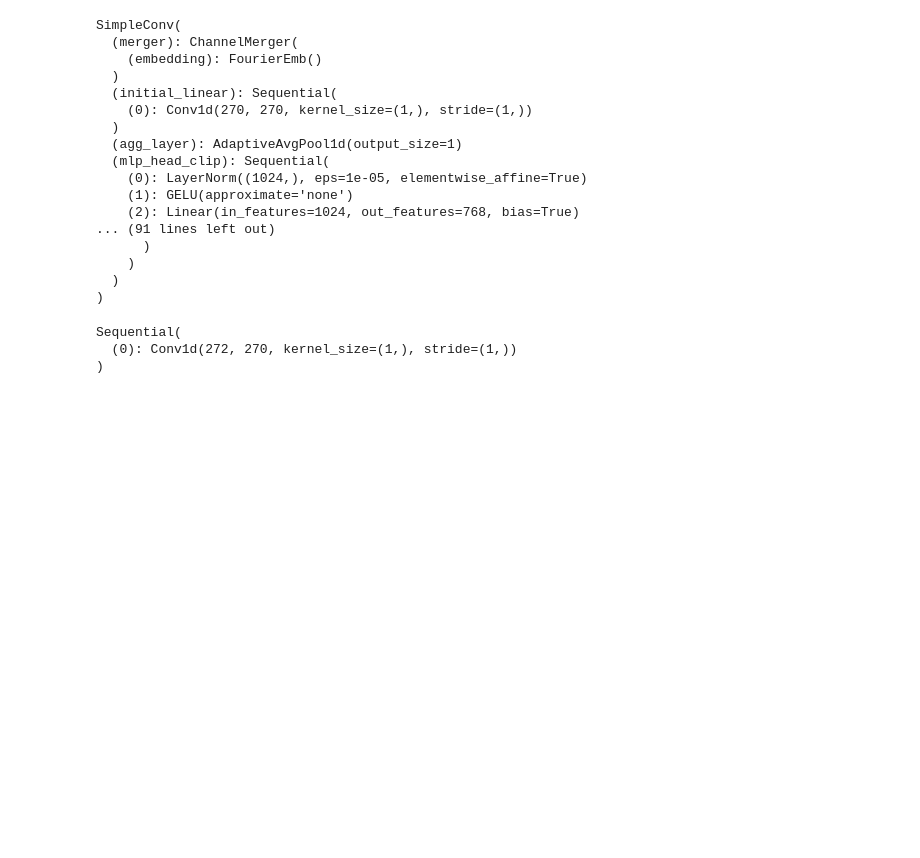
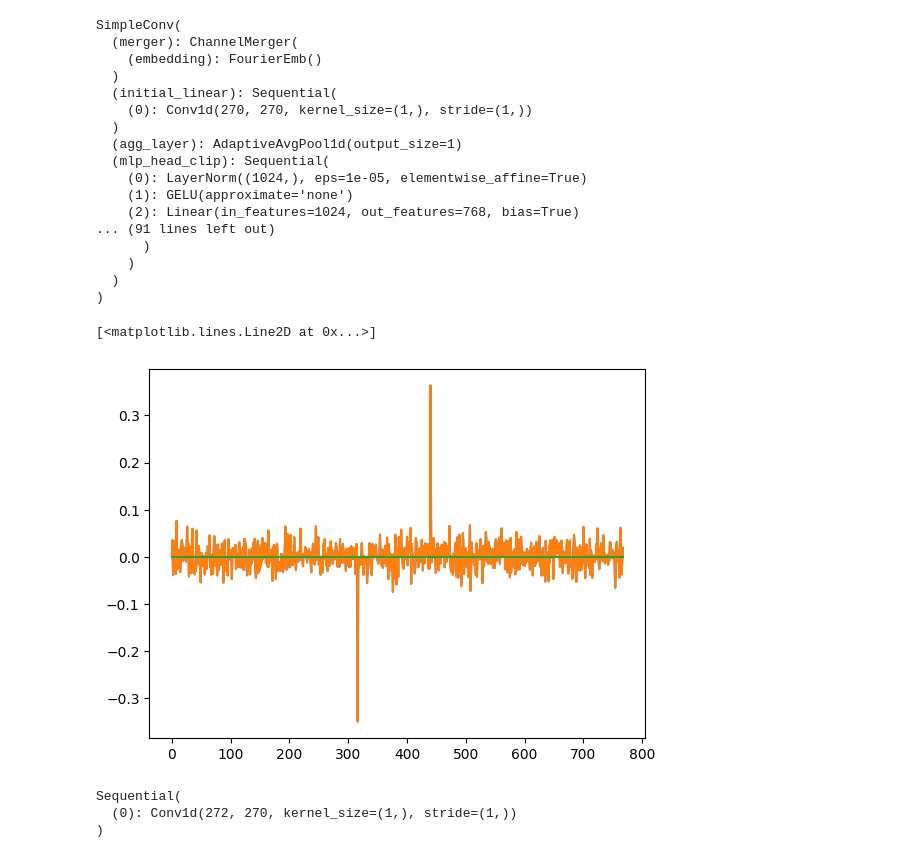
Before and after one commit to desa-lab/EEG-Image-Reconstruction, a Jupyter notebook: test_brain_module.ipynb, the cells around one changed output. Drawn from its saved outputs; the diff is of its cells as text; code cells hidden in the pictures; blank space fills up the shorter version.

```diff
--- a/test_brain_module.ipynb
+++ b/test_brain_module.ipynb
@@ -102,6 +230,14 @@ SimpleConv(
     )
   )
 )
+# %%
+plt.plot(data_array[0][0])
+plt.plot(data_array[0][1])
+plt.plot(data_array[52][0] - data_array[900][0])
+# plt.plot(data_array[5][0])
+# %% [output]
+[<matplotlib.lines.Line2D at 0x...>]
+[figure, added]
 # %%
 # print(torch.cuda.device_count())
 # for i in range(torch.cuda.device_count()):
```
Also changed, not shown: parts of 15 cells of this notebook, 6 other files.
